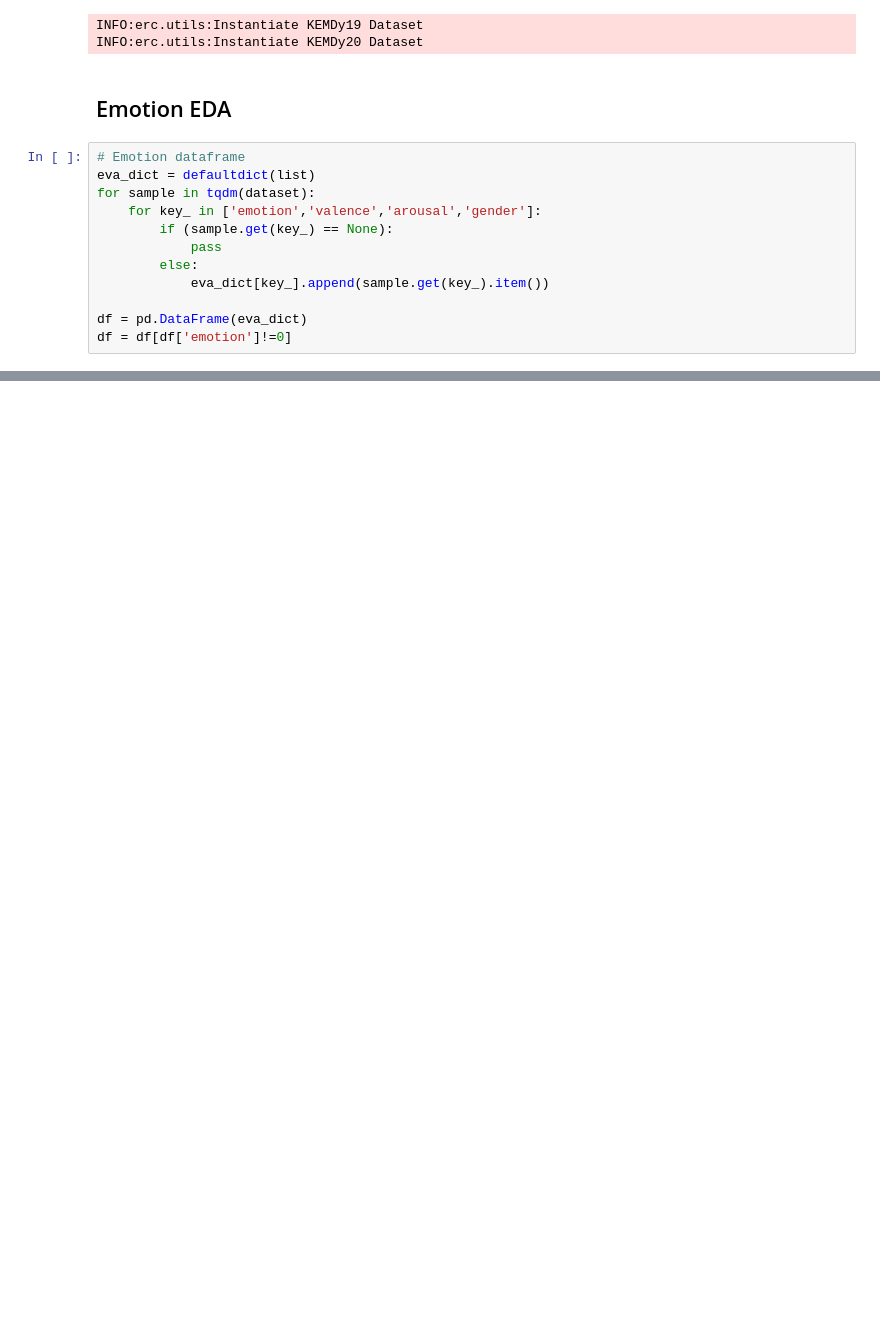
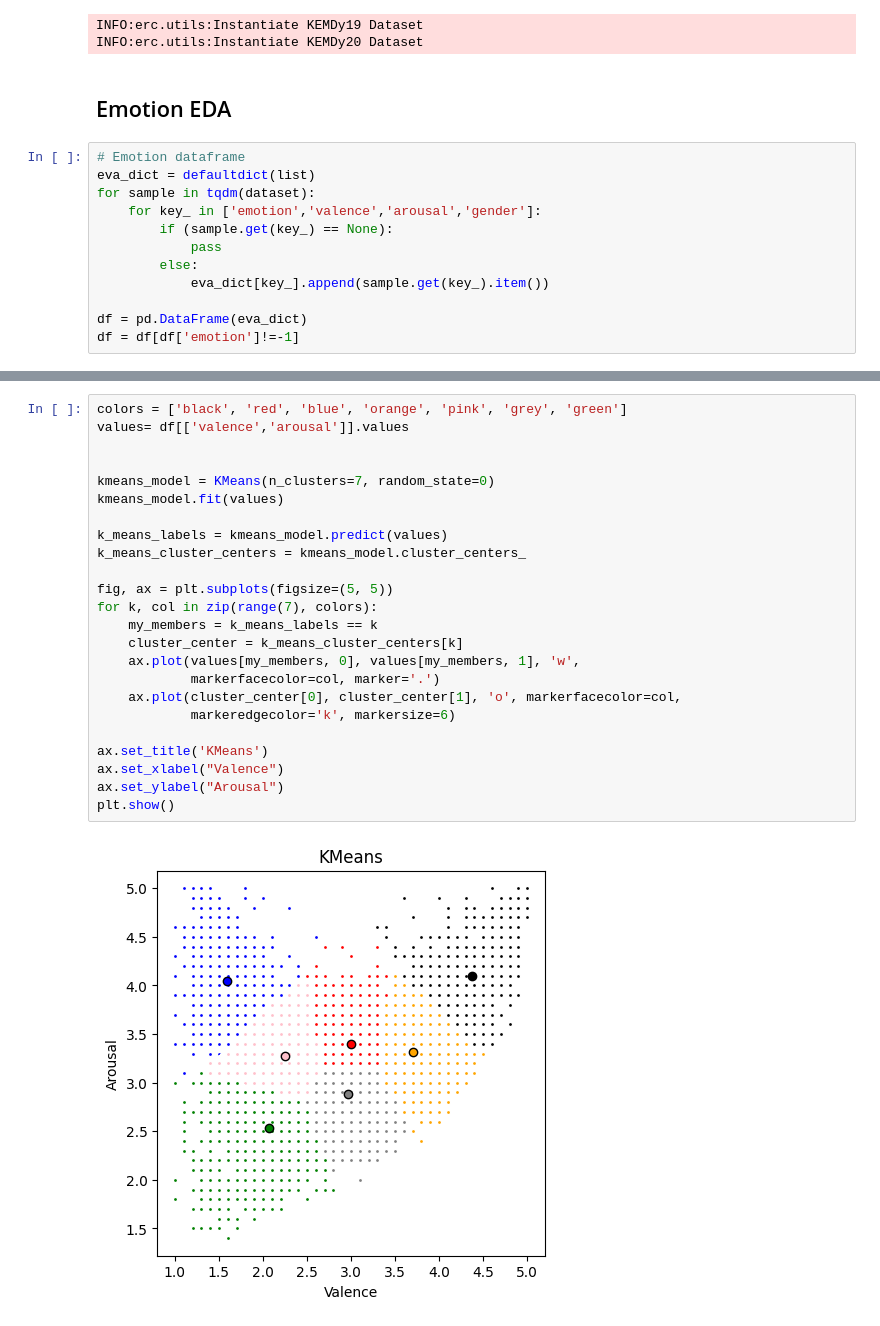
Before and after one commit to 1pha/MulitmodalERC-TensorMixerNetwork, a Jupyter notebook: emotion_arousal_valence.ipynb, the cells around one changed output, grey strips where cells are left out. Saved outputs shown, nothing was run; the diff lists cells and outputs as text; blank space fills up the shorter version.

Commit message:
emotion_arousal_valence_ML

```diff
--- a/emotion_arousal_valence.ipynb
+++ b/emotion_arousal_valence.ipynb
@@ -38,4 +39,4 @@ for sample in tqdm(dataset):
             eva_dict[key_].append(sample.get(key_).item())
 
 df = pd.DataFrame(eva_dict)
-df = df[df['emotion']!=0]
+df = df[df['emotion']!=-1]
@@ -169,0 +186,26 @@ plt.show()
+# %%
+colors = ['black', 'red', 'blue', 'orange', 'pink', 'grey', 'green']
+values= df[['valence','arousal']].values
+
+
+kmeans_model = KMeans(n_clusters=7, random_state=0)
+kmeans_model.fit(values)
+
+k_means_labels = kmeans_model.predict(values)
+k_means_cluster_centers = kmeans_model.cluster_centers_
+
+fig, ax = plt.subplots(figsize=(5, 5))
+for k, col in zip(range(7), colors):
+    my_members = k_means_labels == k
+    cluster_center = k_means_cluster_centers[k]
+    ax.plot(values[my_members, 0], values[my_members, 1], 'w',
+            markerfacecolor=col, marker='.')
+    ax.plot(cluster_center[0], cluster_center[1], 'o', markerfacecolor=col,
+            markeredgecolor='k', markersize=6)
+
+ax.set_title('KMeans')
+ax.set_xlabel("Valence")
+ax.set_ylabel("Arousal")
+plt.show()
+# %% [output]
+[figure, added]
```
Also changed, not shown: parts of 11 cells of this notebook, 3 other files.
